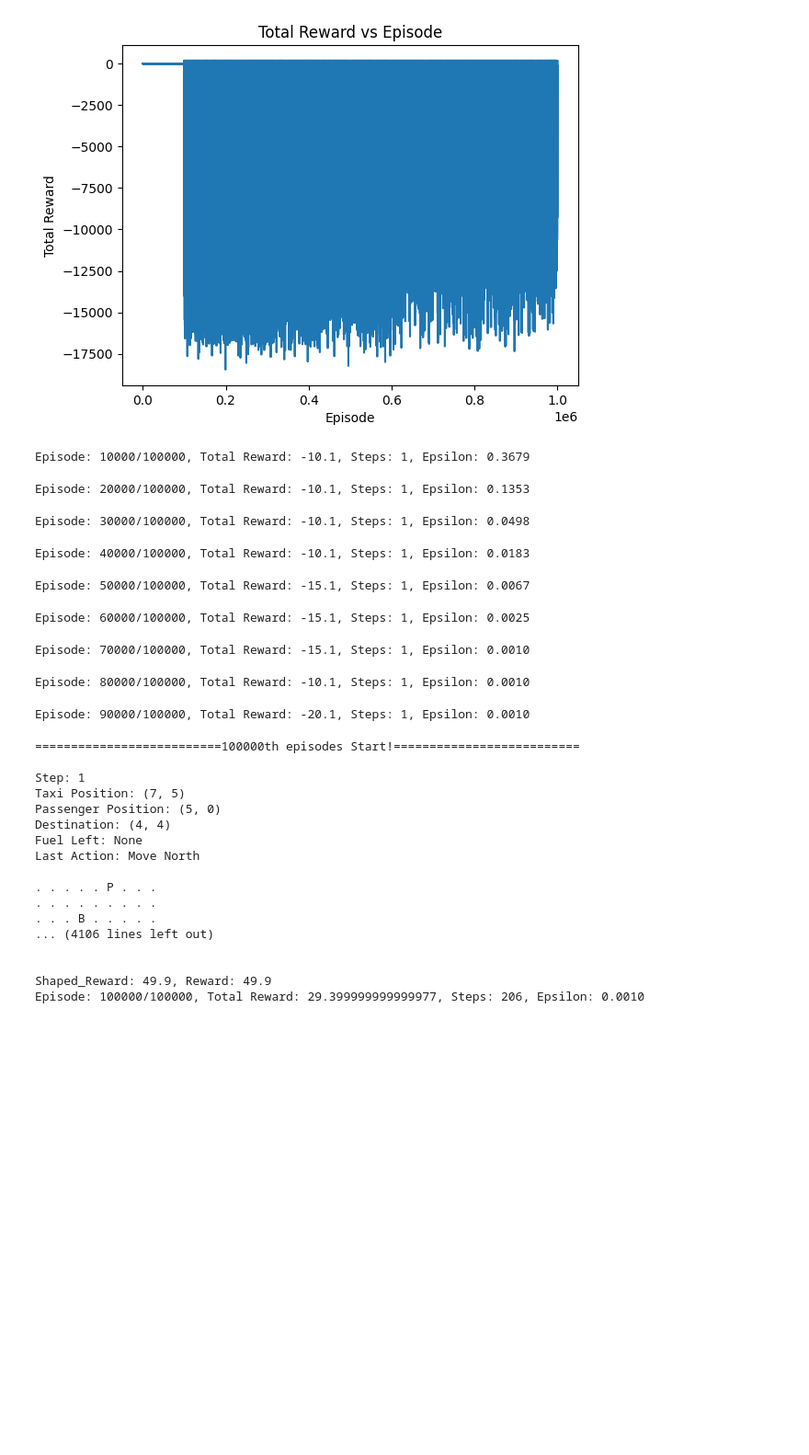
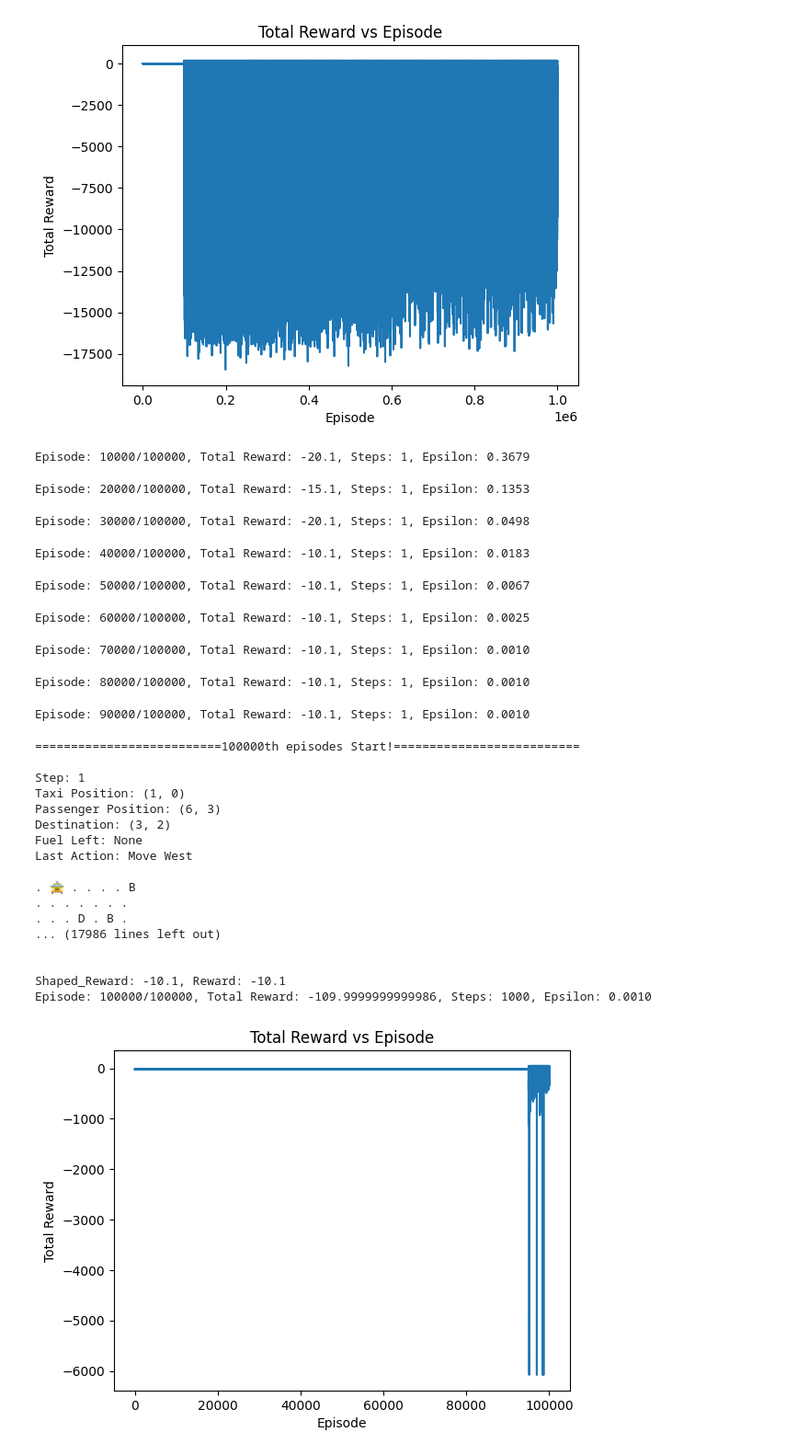
Before and after one commit to GaloisChuang/DRL-Assignment-1, a Jupyter notebook: Train_Q_table.ipynb, the cells around one changed output. Shown at 92% size. Drawn from its saved outputs; the diff is of its cells as text; code cells hidden in the pictures; blank space fills up the shorter version.

```diff
--- a/Train_Q_table.ipynb
+++ b/Train_Q_table.ipynb
@@ -234,8 +234,7 @@ plt.show()
 # %% [output]
 [figure]
 # %%
-def lazy_table_q_learning(
-    episode=5000, alpha=0.1, gamma=0.99,
+def lazy_table_q_learning(episode=5000, alpha=0.1, gamma=0.99,
     epsilon_start=1.0, epsilon_end=0.1, epsilon_decay=0.999, memory=10000, partial=0.5
 ):
     q_table = {}
@@ -402,7 +401,7 @@ def lazy_table_q_learning(
     return q_table, total_rewards
 
 
-def save_q_table(q_table, filename='q_table.pkl'):
+def save_q_table(q_table, filename='lazy_q_table.pkl'):
     """Save the Q-table to a file using pickle."""
     with open(filename, 'wb') as f:
         pickle.dump(q_table, f)
@@ -410,29 +409,39 @@ def save_q_table(q_table, filename='q_table.pkl'):
 lazy_q_table, lasy_reward = lazy_table_q_learning(episode = 100000, alpha = 0.1, gamma = 0.99, epsilon_start = 1.0, epsilon_end = 0.001, epsilon_decay = 0.9999, memory = 100000, partial = 0.95)
 save_q_table(lazy_q_table, filename='lazy_q_table.pkl')
 # %% [output]
-Episode: 10000/100000, Total Reward: -10.1, Steps: 1, Epsilon: 0.3679
+Episode: 10000/100000, Total Reward: -20.1, Steps: 1, Epsilon: 0.3679
-Episode: 20000/100000, Total Reward: -10.1, Steps: 1, Epsilon: 0.1353
+Episode: 20000/100000, Total Reward: -15.1, Steps: 1, Epsilon: 0.1353
-Episode: 30000/100000, Total Reward: -10.1, Steps: 1, Epsilon: 0.0498
+Episode: 30000/100000, Total Reward: -20.1, Steps: 1, Epsilon: 0.0498
 Episode: 40000/100000, Total Reward: -10.1, Steps: 1, Epsilon: 0.0183
-Episode: 50000/100000, Total Reward: -15.1, Steps: 1, Epsilon: 0.0067
+Episode: 50000/100000, Total Reward: -10.1, Steps: 1, Epsilon: 0.0067
-Episode: 60000/100000, Total Reward: -15.1, Steps: 1, Epsilon: 0.0025
+Episode: 60000/100000, Total Reward: -10.1, Steps: 1, Epsilon: 0.0025
-Episode: 70000/100000, Total Reward: -15.1, Steps: 1, Epsilon: 0.0010
+Episode: 70000/100000, Total Reward: -10.1, Steps: 1, Epsilon: 0.0010
 Episode: 80000/100000, Total Reward: -10.1, Steps: 1, Epsilon: 0.0010
-Episode: 90000/100000, Total Reward: -20.1, Steps: 1, Epsilon: 0.0010
+Episode: 90000/100000, Total Reward: -10.1, Steps: 1, Epsilon: 0.0010
 ==========================100000th episodes Start!==========================
 
 Step: 1
-Taxi Position: (7, 5)
-Passenger Position: (5, 0)
-Destination: (4, 4)
+Taxi Position: (1, 0)
+Passenger Position: (6, 3)
+Destination: (3, 2)
 Fuel Left: None
-Last Action: Move North
+Last Action: Move West
 
-. . . . . P . . .
-. . . . . . . . .
-. . . B . . . . .
-... (4106 lines left out)
+. 🚖 . . . . B
+. . . . . . .
+. . . D . B .
+... (17986 lines left out)
 
 
-Shaped_Reward: 49.9, Reward: 49.9
-Episode: 100000/100000, Total Reward: 29.399999999999977, Steps: 206, Epsilon: 0.0010
+Shaped_Reward: -10.1, Reward: -10.1
+Episode: 100000/100000, Total Reward: -109.9999999999986, Steps: 1000, Epsilon: 0.0010
+# %%
+# plot the total reward
+import matplotlib.pyplot as plt
+plt.plot(lasy_reward)
+plt.xlabel('Episode')
+plt.ylabel('Total Reward')
+plt.title('Total Reward vs Episode')
+plt.show()
+# %% [output]
+[figure, added]
```
Also changed, not shown: parts of 2 cells of this notebook, 4 other files.
